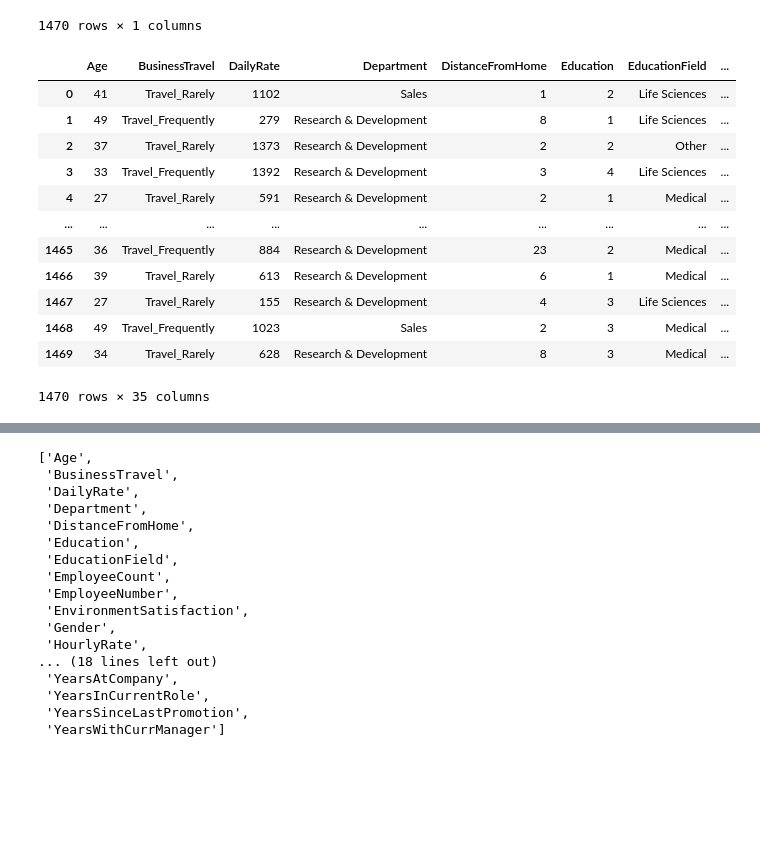
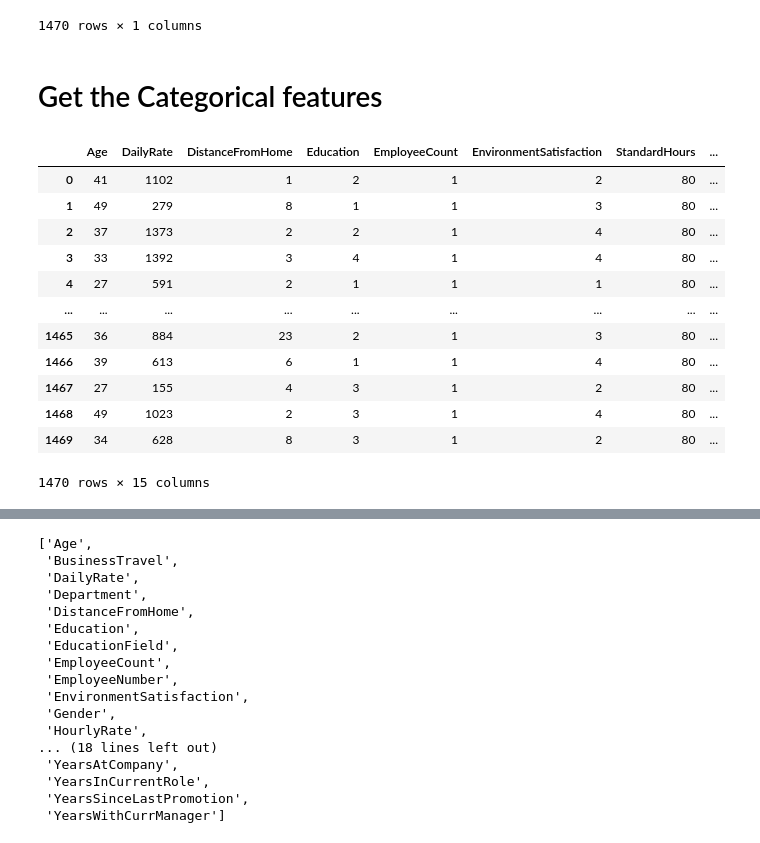
Before and after one commit to mbhoge/ml-model-excercises, a Jupyter notebook: Assignment Supervised Unsupervised Learning/Employee_Attrition_01.ipynb, the cells around one changed output, grey strips where cells are left out. Drawn from its saved outputs; the diff is of its cells as text; code cells hidden in the pictures; blank space fills up the shorter version.

```diff
--- a/Assignment Supervised Unsupervised Learning/Employee_Attrition_01.ipynb
+++ b/Assignment Supervised Unsupervised Learning/Employee_Attrition_01.ipynb
@@ -106,20 +112,22 @@ labels
 | 1468 | 0 |
 | 1469 | 0 |
 1470 rows × 1 columns
-# %%
-dataset = pd.concat([features, labels], axis =1)
-dataset
-# %% [output]
-|  | Age | BusinessTravel | DailyRate | Department | DistanceFromHome | Education | EducationField | ... |
-| 0 | 41 | Travel_Rarely | 1102 | Sales | 1 | 2 | Life Sciences | ... |
-| 1 | 49 | Travel_Frequently | 279 | Research & Development | 8 | 1 | Life Sciences | ... |
-| 2 | 37 | Travel_Rarely | 1373 | Research & Development | 2 | 2 | Other | ... |
-| 3 | 33 | Travel_Frequently | 1392 | Research & Development | 3 | 4 | Life Sciences | ... |
-| 4 | 27 | Travel_Rarely | 591 | Research & Development | 2 | 1 | Medical | ... |
-| ... | ... | ... | ... | ... | ... | ... | ... | ... |
-| 1465 | 36 | Travel_Frequently | 884 | Research & Development | 23 | 2 | Medical | ... |
-| 1466 | 39 | Travel_Rarely | 613 | Research & Development | 6 | 1 | Medical | ... |
-| 1467 | 27 | Travel_Rarely | 155 | Research & Development | 4 | 3 | Life Sciences | ... |
-| 1468 | 49 | Travel_Frequently | 1023 | Sales | 2 | 3 | Medical | ... |
-| 1469 | 34 | Travel_Rarely | 628 | Research & Development | 8 | 3 | Medical | ... |
-1470 rows × 35 columns
+# %% [markdown]
+# Get the Categorical features
+# %%
+cat_features = features[['Age','DailyRate','DistanceFromHome','Education','EmployeeCount','EnvironmentSatisfaction','StandardHours','StockOptionLevel', 'TotalWorkingYears','TrainingTimesLastYear','WorkLifeBalance','YearsAtCompany','YearsInCurrentRole','YearsSinceLastPromotion','YearsWithCurrManager']]
+cat_features
+# %% [output]
+|  | Age | DailyRate | DistanceFromHome | Education | EmployeeCount | EnvironmentSatisfaction | StandardHours | ... |
+| 0 | 41 | 1102 | 1 | 2 | 1 | 2 | 80 | ... |
+| 1 | 49 | 279 | 8 | 1 | 1 | 3 | 80 | ... |
+| 2 | 37 | 1373 | 2 | 2 | 1 | 4 | 80 | ... |
+| 3 | 33 | 1392 | 3 | 4 | 1 | 4 | 80 | ... |
+| 4 | 27 | 591 | 2 | 1 | 1 | 1 | 80 | ... |
+| ... | ... | ... | ... | ... | ... | ... | ... | ... |
+| 1465 | 36 | 884 | 23 | 2 | 1 | 3 | 80 | ... |
+| 1466 | 39 | 613 | 6 | 1 | 1 | 4 | 80 | ... |
+| 1467 | 27 | 155 | 4 | 3 | 1 | 2 | 80 | ... |
+| 1468 | 49 | 1023 | 2 | 3 | 1 | 4 | 80 | ... |
+| 1469 | 34 | 628 | 8 | 3 | 1 | 2 | 80 | ... |
+1470 rows × 15 columns
```
Also changed, not shown: parts of 13 cells of this notebook.
